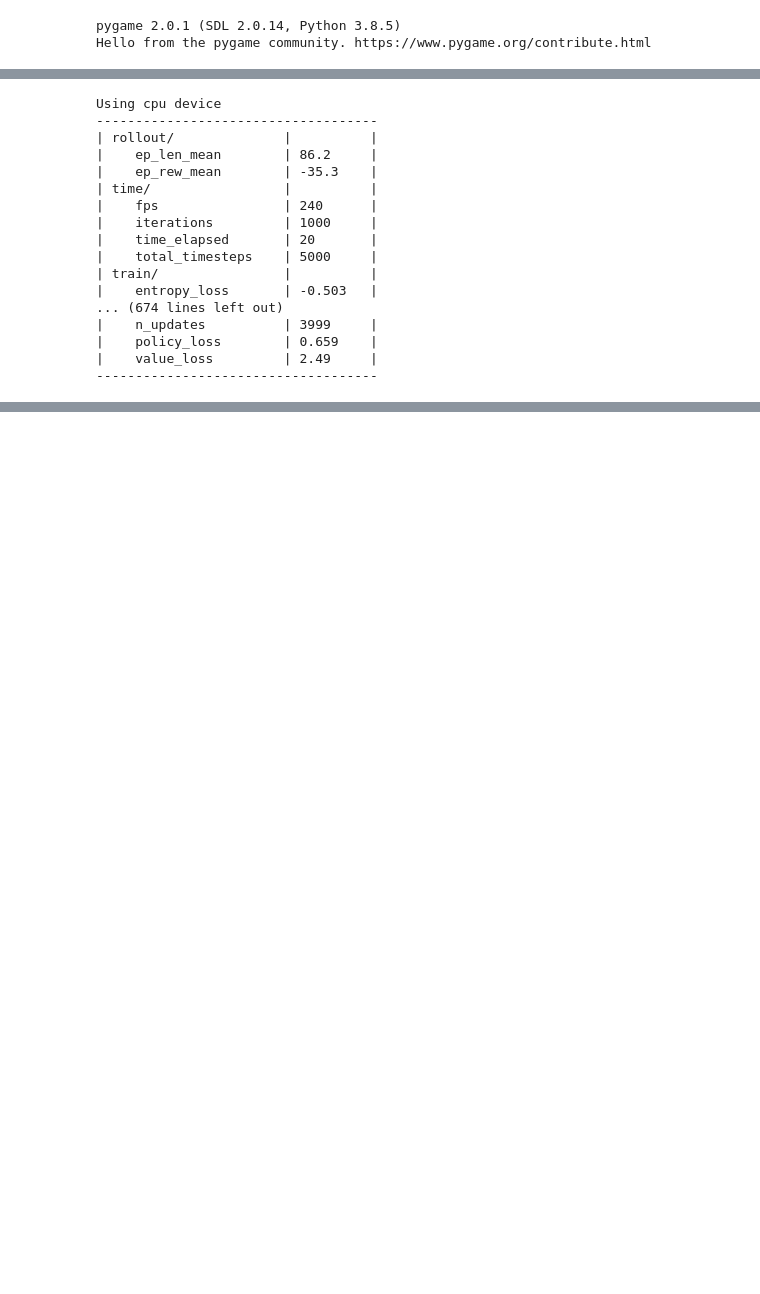
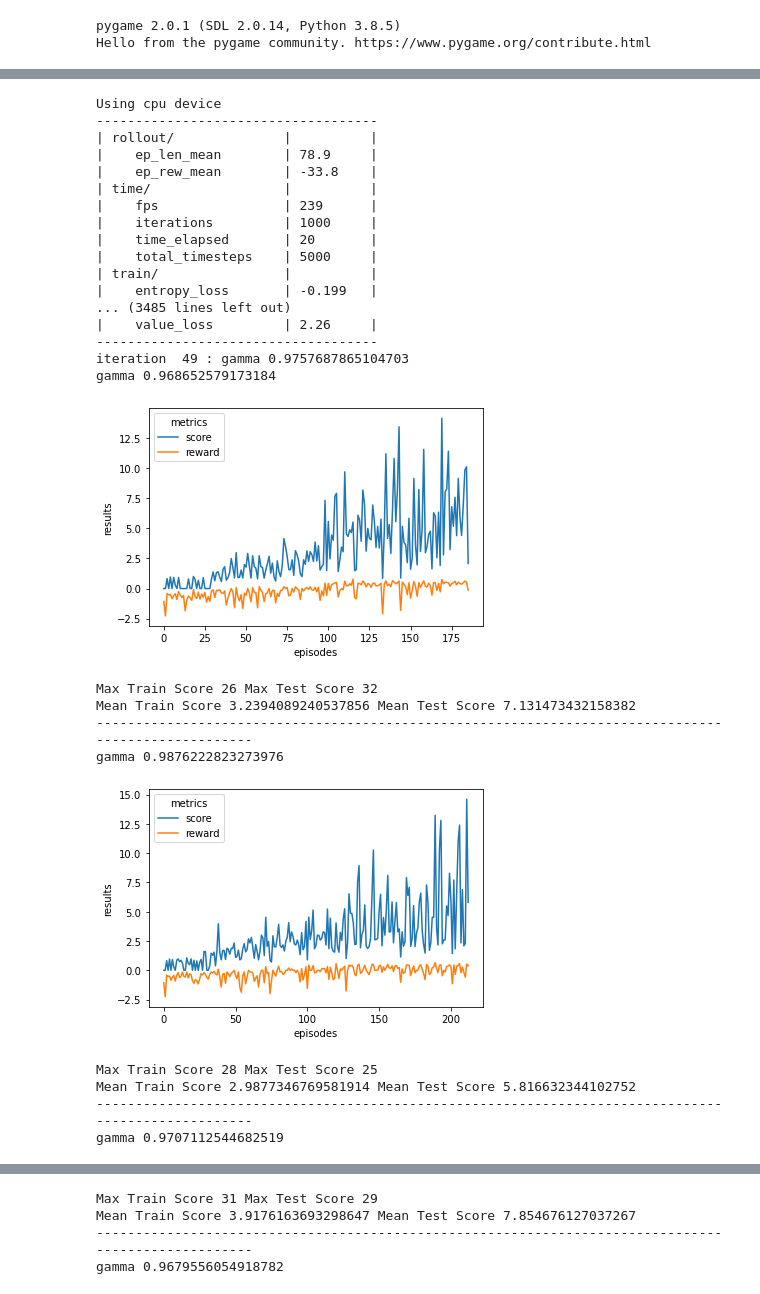
Before and after one commit to AnaClaraZoppiSerpa/snake, a Jupyter notebook: PROJETO2/notebooks/gabriel.ipynb, the cells around one changed output, grey strips where cells are left out. Drawn from its saved outputs; the diff is of its cells as text; code cells hidden in the pictures; blank space fills up the shorter version.

```diff
--- a/PROJETO2/notebooks/gabriel.ipynb
+++ b/PROJETO2/notebooks/gabriel.ipynb
@@ -61,36 +63,55 @@ def evaluate(model):
 # %%
 results = {}
-for _ in range(10):
+for i in range(50):
     # enable_render=True turns on the display
     snake_env = SnakeEnv(440, 440, enable_render=False)
     env = make_vec_env(lambda: snake_env, n_envs=1)
 
     gamma = random.uniform(0.95, 1)
 
     model = A2C(MlpPolicy, env, verbose=1, learning_rate=1e-3, seed=42, gamma=gamma)
     model.learn(total_timesteps=20000, log_interval=1000)
 
     # Print rewards and scores for each episode
     max_train_score = snake_env.record
     mean_train_score = np.mean(np.array(snake_env.results['score']))
     max_test_score, mean_test_score = evaluate(model)
+    print("iteration ", i, ": gamma", gamma)
+    results[gamma] = (snake_env.results, max_train_score, max_test_score, mean_train_score, mean_test_score)
 
-    results[gamma] = (snake_env.results, max_train_score, max_test_score, mean_train_score, mean_test_score)
+for gamma, result in results.items():
+    metrics, max_train_score, max_test_score, mean_train_score, mean_test_score = result
+
+    print("gamma", gamma)
+    plot_metrics(metrics)
+    print("Max Train Score", max_train_score, "Max Test Score", max_test_score)
+    print("Mean Train Score", mean_train_score, "Mean Test Score", mean_test_score)
+    print("-"*100)
 # %% [output]
 Using cpu device
 ------------------------------------
 | rollout/              |          |
-|    ep_len_mean        | 86.2     |
-|    ep_rew_mean        | -35.3    |
+|    ep_len_mean        | 78.9     |
+|    ep_rew_mean        | -33.8    |
 | time/                 |          |
-|    fps                | 240      |
+|    fps                | 239      |
 |    iterations         | 1000     |
 |    time_elapsed       | 20       |
 |    total_timesteps    | 5000     |
 | train/                |          |
-|    entropy_loss       | -0.503   |
-... (674 lines left out)
-|    n_updates          | 3999     |
-|    policy_loss        | 0.659    |
-|    value_loss         | 2.49     |
+|    entropy_loss       | -0.199   |
+... (3485 lines left out)
+|    value_loss         | 2.26     |
 ------------------------------------
+iteration  49 : gamma 0.9757687865104703
+gamma 0.968652579173184
+[figure, added]
+Max Train Score 26 Max Test Score 32
+Mean Train Score 3.2394089240537856 Mean Test Score 7.131473432158382
+----------------------------------------------------------------------------------------------------
+gamma 0.9876222823273976
+[figure, added]
+Max Train Score 28 Max Test Score 25
+Mean Train Score 2.9877346769581914 Mean Test Score 5.816632344102752
+----------------------------------------------------------------------------------------------------
+gamma 0.9707112544682519
@@ -96,0 +119,4 @@ Using cpu device
+Max Train Score 31 Max Test Score 29
+Mean Train Score 3.9176163693298647 Mean Test Score 7.854676127037267
+----------------------------------------------------------------------------------------------------
+gamma 0.9679556054918782
```
Also changed, not shown: parts of 16 cells of this notebook.
